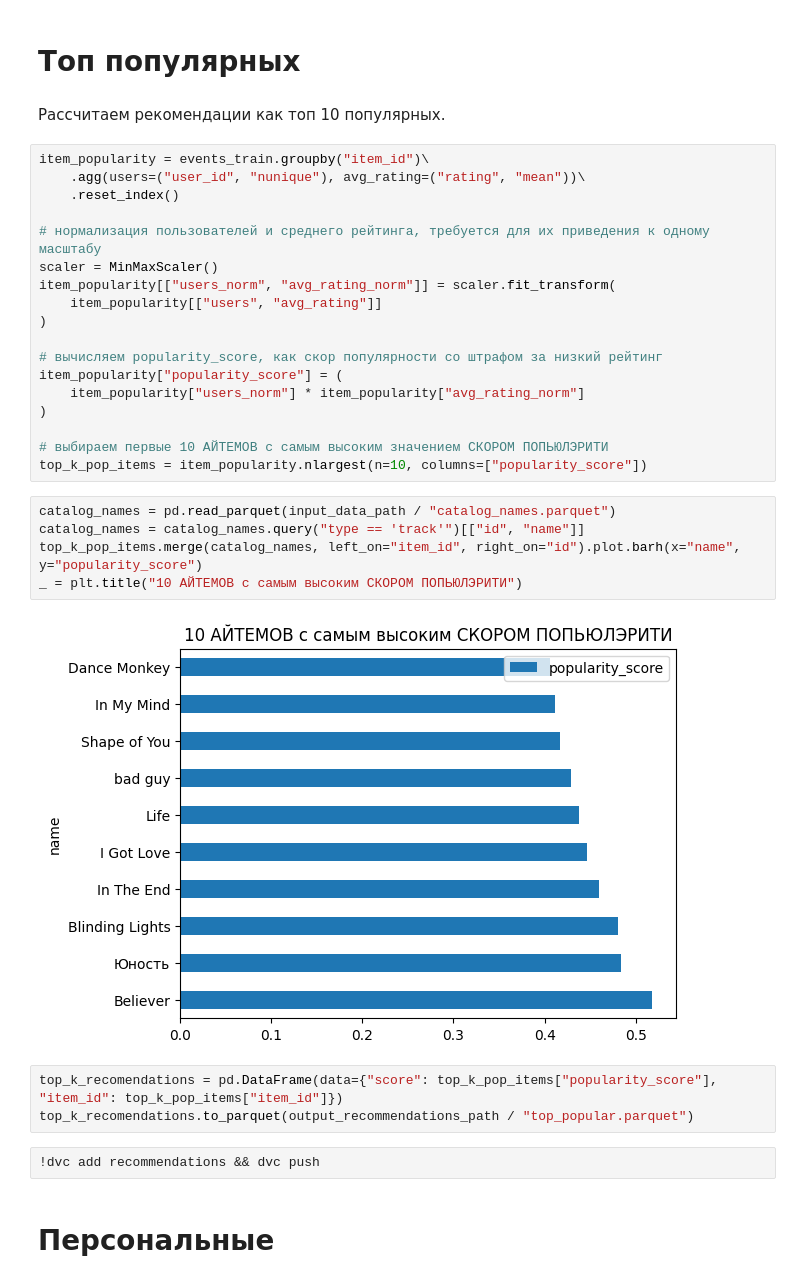
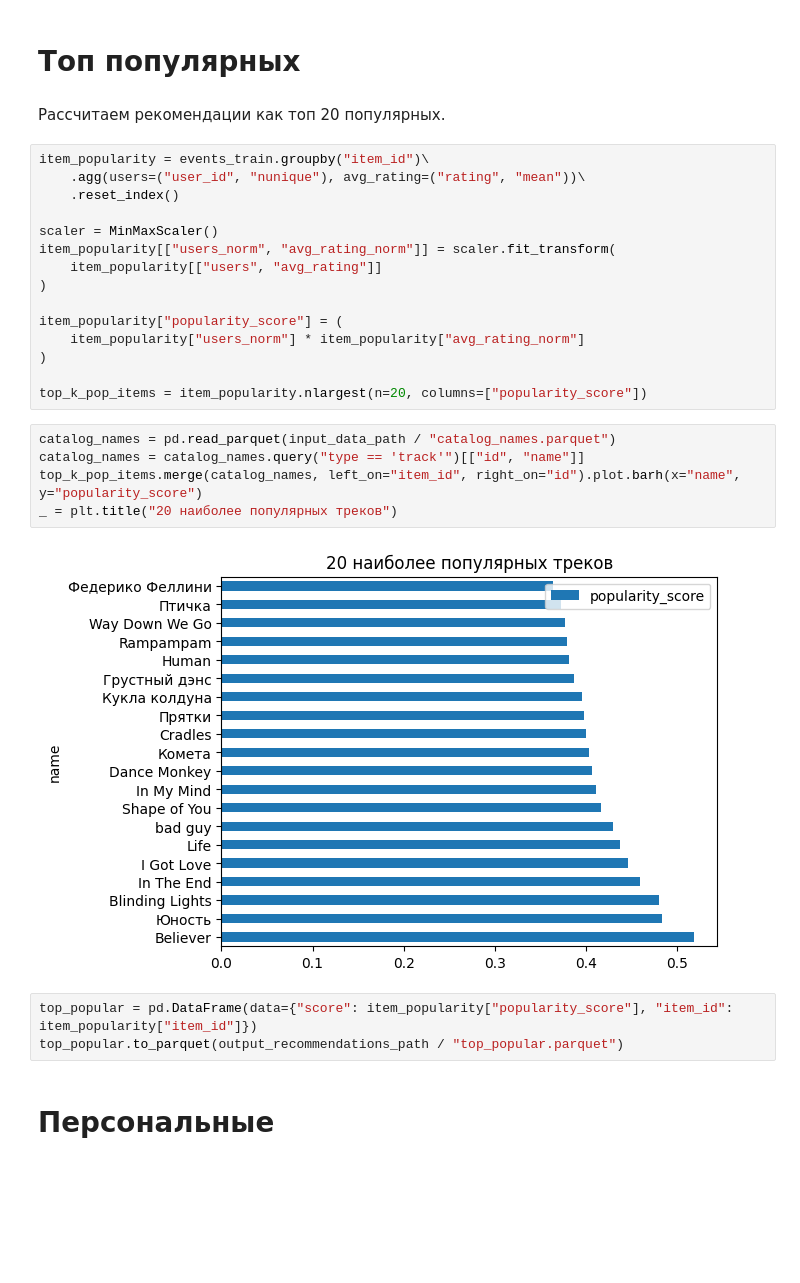
Before and after one commit to AlexChudinov/mle-project-sprint-4-v001, a Jupyter notebook: recommendations.ipynb, the cells around one changed output. Drawn from its saved outputs; the diff is of its cells as text; blank space fills up the shorter version.

Commit message:
top popular recalculated

```diff
--- a/recommendations.ipynb
+++ b/recommendations.ipynb
@@ -491,37 +489,32 @@ print(
 # %% [markdown]
 # Топ популярных
 # %% [markdown]
-Рассчитаем рекомендации как топ 10 популярных.
+Рассчитаем рекомендации как топ 20 популярных.
 # %%
 item_popularity = events_train.groupby("item_id")\
     .agg(users=("user_id", "nunique"), avg_rating=("rating", "mean"))\
     .reset_index()
 
-# нормализация пользователей и среднего рейтинга, требуется для их приведения к одному масштабу
 scaler = MinMaxScaler()
 item_popularity[["users_norm", "avg_rating_norm"]] = scaler.fit_transform(
     item_popularity[["users", "avg_rating"]]
 )
 
-# вычисляем popularity_score, как скор популярности со штрафом за низкий рейтинг
 item_popularity["popularity_score"] = (
     item_popularity["users_norm"] * item_popularity["avg_rating_norm"]
 )
 
-# выбираем первые 10 АЙТЕМОВ с самым высоким значением СКОРОМ ПОПЬЮЛЭРИТИ
-top_k_pop_items = item_popularity.nlargest(n=10, columns=["popularity_score"])
+top_k_pop_items = item_popularity.nlargest(n=20, columns=["popularity_score"])
 # %%
 catalog_names = pd.read_parquet(input_data_path / "catalog_names.parquet")
 catalog_names = catalog_names.query("type == 'track'")[["id", "name"]]
 top_k_pop_items.merge(catalog_names, left_on="item_id", right_on="id").plot.barh(x="name", y="popularity_score")
-_ = plt.title("10 АЙТЕМОВ с самым высоким СКОРОМ ПОПЬЮЛЭРИТИ")
+_ = plt.title("20 наиболее популярных треков")
 # %% [output]
-[figure, old version]
+[figure, new version]
 # %%
-top_k_recomendations = pd.DataFrame(data={"score": top_k_pop_items["popularity_score"], "item_id": top_k_pop_items["item_id"]})
-top_k_recomendations.to_parquet(output_recommendations_path / "top_popular.parquet")
+top_popular = pd.DataFrame(data={"score": item_popularity["popularity_score"], "item_id": item_popularity["item_id"]})
+top_popular.to_parquet(output_recommendations_path / "top_popular.parquet")
-# %%
-!dvc add recommendations && dvc push
 # %% [markdown]
 # Персональные
 # %% [markdown]
```
Also changed, not shown: parts of 1 cell of this notebook.
